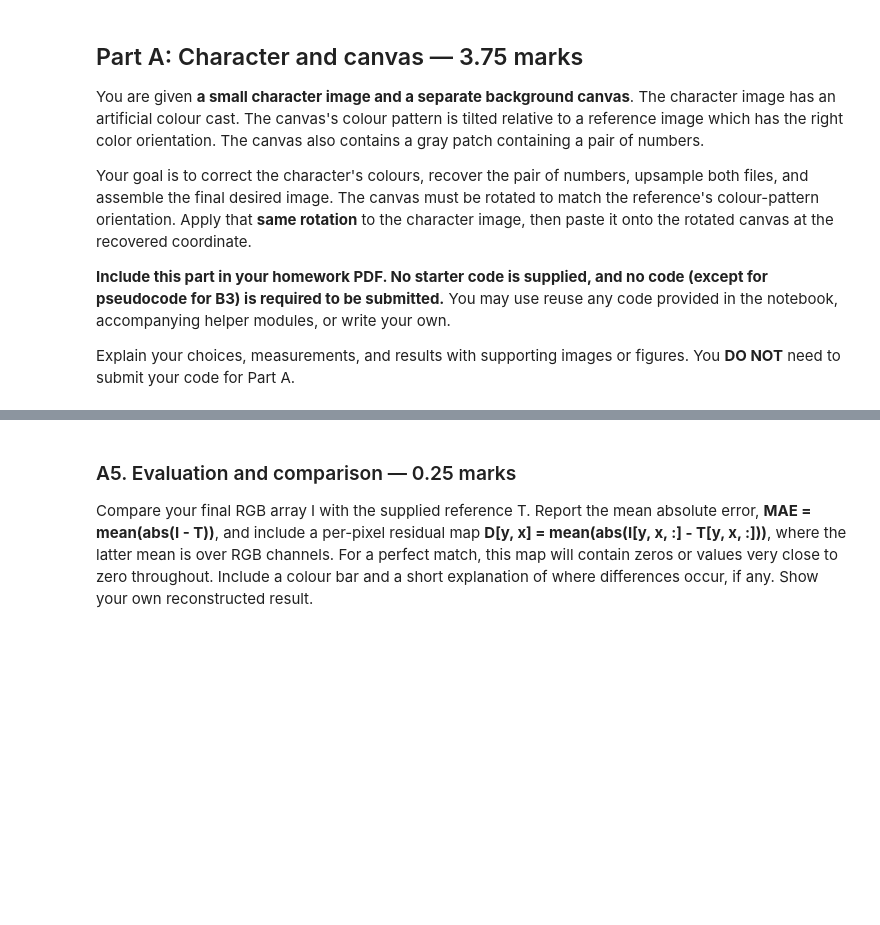
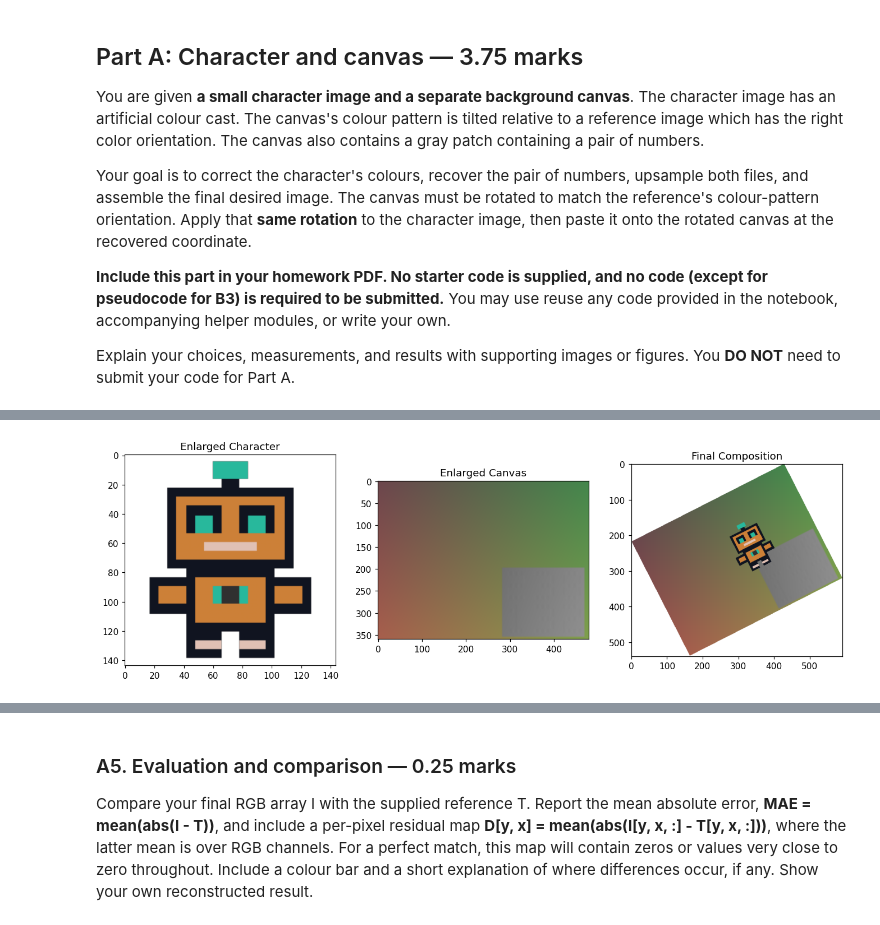
Before and after one commit to hhcgoodluck/CSC320-Introduction-to-Visual-Computing, a Jupyter notebook: lab03/notebook3_continuous.ipynb, the cells around one changed output, grey strips where cells are left out. Drawn from its saved outputs; the diff is of its cells as text; code cells hidden in the pictures; blank space fills up the shorter version.

```diff
--- a/lab03/notebook3_continuous.ipynb
+++ b/lab03/notebook3_continuous.ipynb
@@ -362,3 +466,43 @@ operations you chose and support your explanation with detail views or plots.
 The white box marks the strip averaged across for the example background profile.
 
 ![Desired output (desired_output.npz)](homework3_assets/targets/04_composition_goal.png)
+# %%
+import numpy as np
+import matplotlib.pyplot as plt
+from scipy.ndimage import zoom, rotate
+
+# Upsampling
+character_big = zoom(corrected, (3, 3, 1), order=0)
+canvas_big = zoom(canvas, (3, 3, 1), order=1)
+
+# Rotation
+rotated_canvas = rotate(canvas_big, angle, axes=(1, 0), reshape=True, order=1, cval=1)
+rotated_character = rotate(character_big, angle, axes=(1, 0), reshape=True, order=0)
+
+# Center in the required new frames
+background = np.ones((540, 592, 3))
+character_layer = np.zeros((194, 194, 4))
+
+h, w = rotated_canvas.shape[:2]
+background[(540-h)//2:(540-h)//2+h, (592-w)//2:(592-w)//2+w] = rotated_canvas
+
+h, w = rotated_character.shape[:2]
+character_layer[(194-h)//2:(194-h)//2+h, (194-w)//2:(194-w)//2+w] = rotated_character
+
+# Alpha compositing
+x, y = 238, 132
+alpha = character_layer[..., 3:4]
+background[y:y+194, x:x+194] = (alpha * character_layer[..., :3] + (1-alpha) * background[y:y+194, x:x+194])
+
+# Visualization
+fig, axes = plt.subplots(1, 3, figsize=(15, 5))
+for ax, img, title in zip(
+    axes,
+    [character_big, canvas_big, background],
+    ["Enlarged Character", "Enlarged Canvas", "Final Composition"]
+):
+    ax.imshow(img)
+    ax.set_title(title)
+plt.show()
+# %% [output]
+[figure, added]
```
Also changed, not shown: parts of 8 cells of this notebook, 8 other files.
